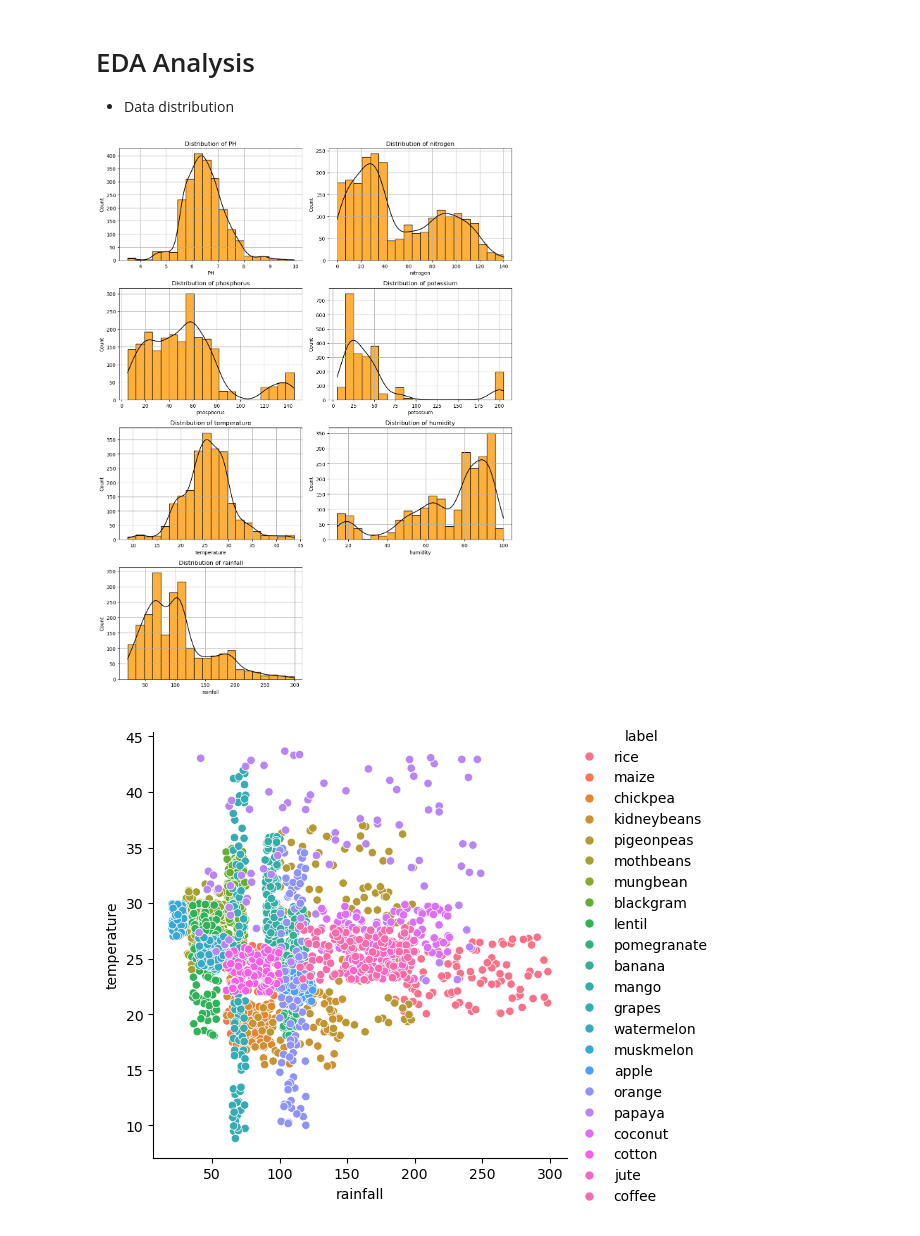
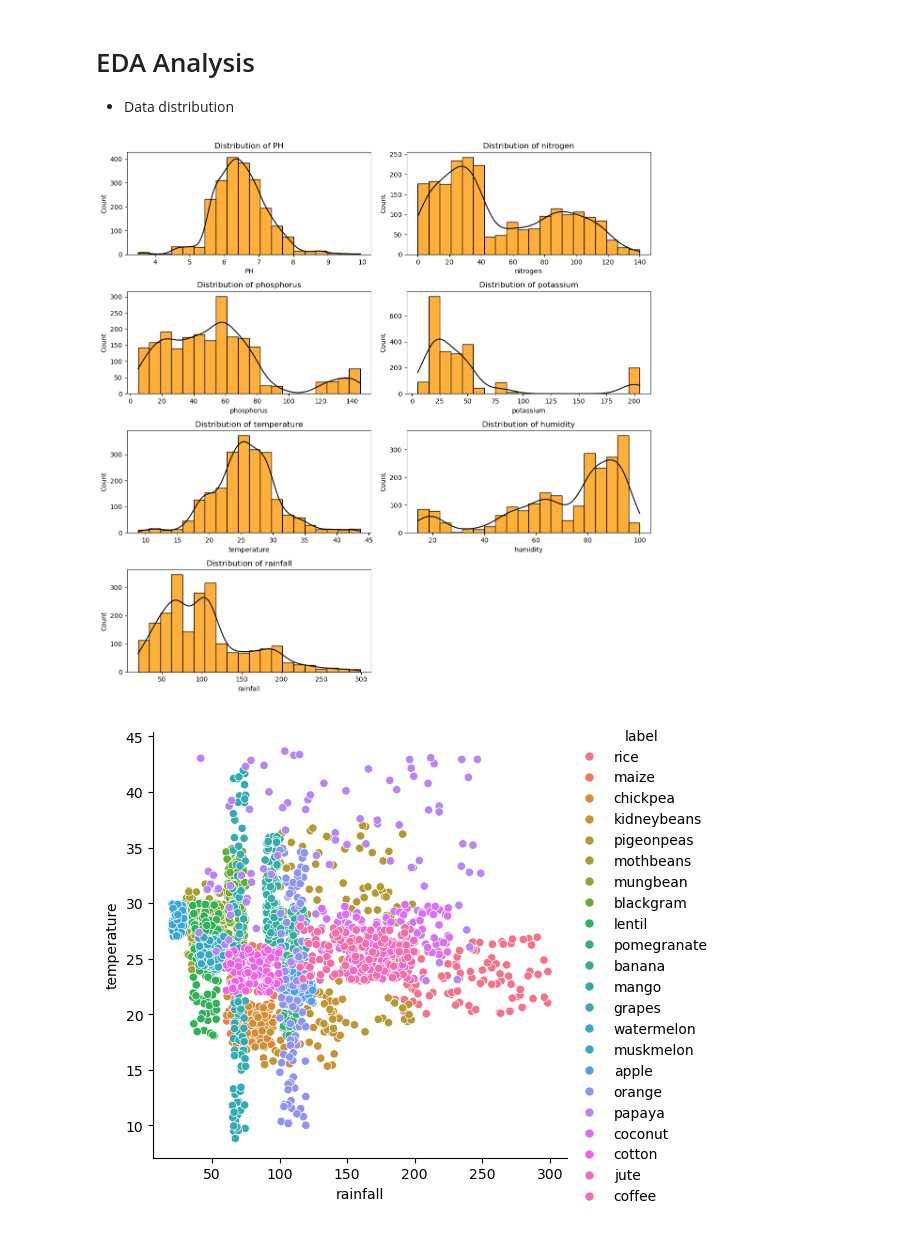
Before and after one commit to Kamuthuj/crop-soil-prediction, a Jupyter notebook: analysis.ipynb, the cells around one changed output. Drawn from its saved outputs; the diff is of its cells as text; code cells hidden in the pictures.

```diff
--- a/analysis.ipynb
+++ b/analysis.ipynb
@@ -100,25 +99,25 @@ df.describe()
 # %%
 columns_to_plot = ["PH", "nitrogen", "phosphorus", "potassium", "temperature", "humidity", "rainfall"]
 
 n_cols = 2
 n_rows = (len(columns_to_plot) + 1) // n_cols
 
-fig, axs = plt.subplots(n_rows, n_cols, figsize=(12, n_rows * 4))
+fig, axs = plt.subplots(n_rows, n_cols, figsize=(12, n_rows * 3))
 axs = axs.flatten()
 
 for i, col in enumerate(columns_to_plot):
     sns.histplot(df[col], bins=20, kde=True, edgecolor="black", color="black", ax=axs[i], facecolor="#ffb03b")
     axs[i].set_title(f"Distribution of {col}", fontsize=12)
     axs[i].set_xlabel(col, fontsize=10)
-    axs[i].grid(True)
+    axs[i].grid(False)
 
 for j in range(i + 1, len(axs)):
     fig.delaxes(axs[j])
 
 plt.tight_layout()
 plt.show()
 # %% [output]
-[figure, old version]
+[figure, new version]
 # %%
 # Viewing the relationship between rainfall and temperatures in regards to the crop that fluorishes in the set conditons
 sns.relplot(data=df,x="rainfall",y="temperature",kind="scatter",hue="label",height=5)
```
Also changed, not shown: parts of 30 cells of this notebook.
